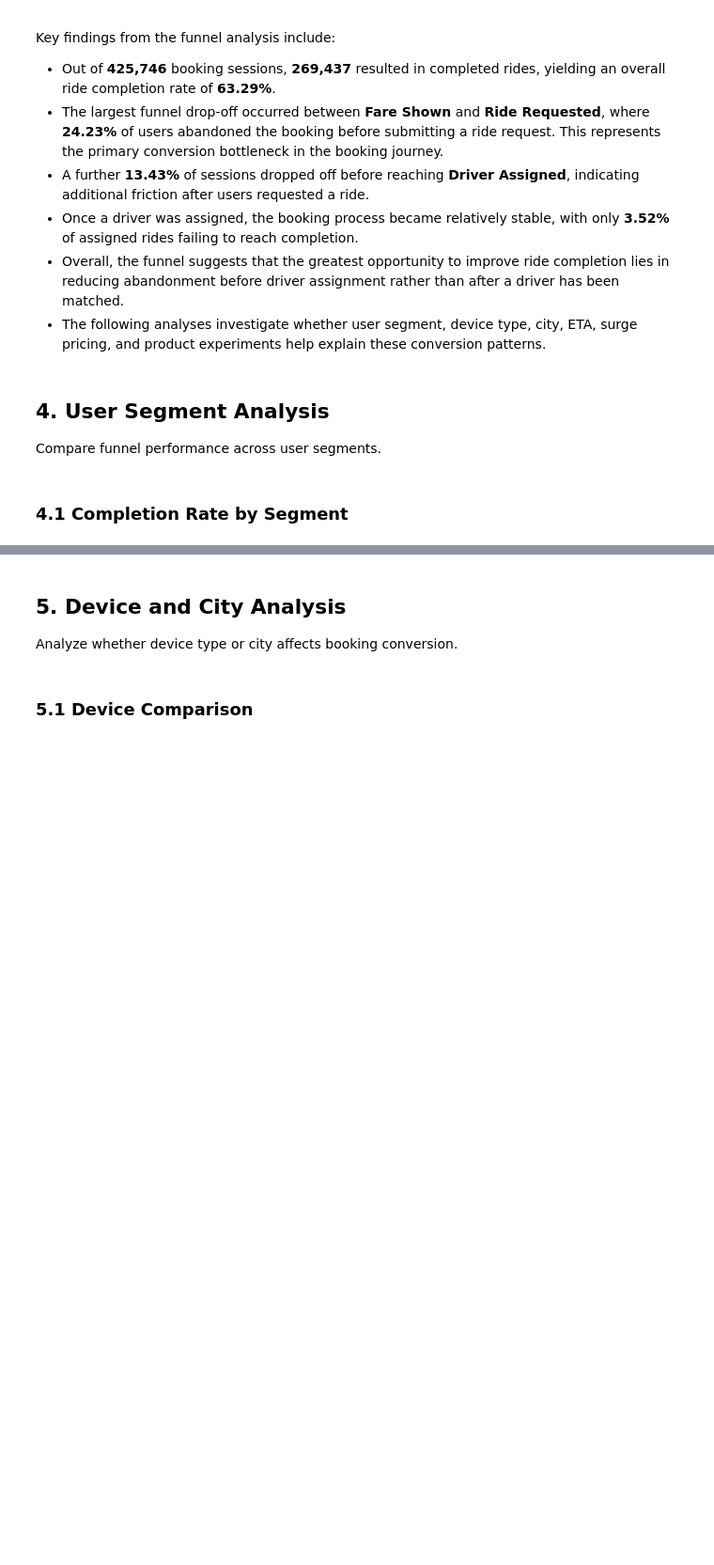
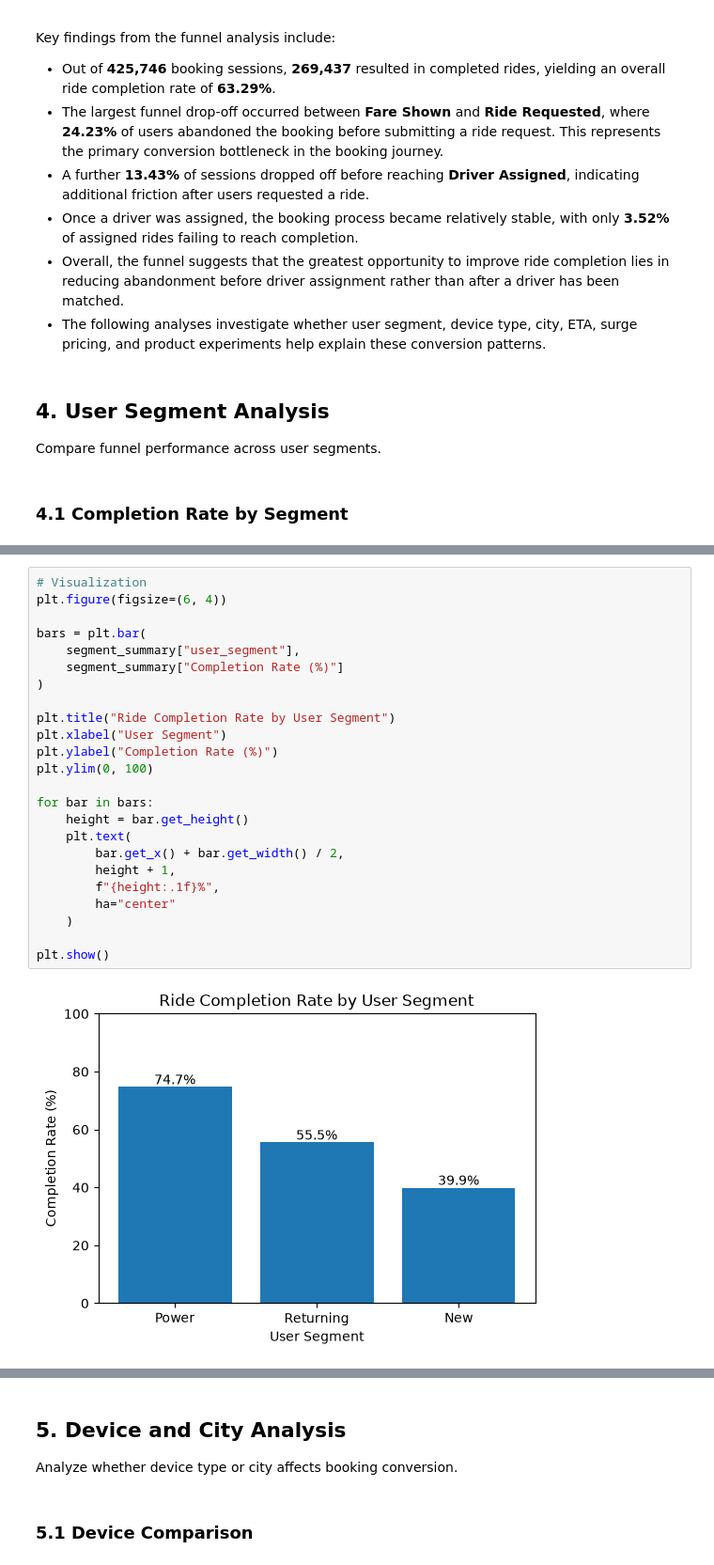
Before and after one commit to trihanda/mobility-product-funnel-analysis, a Jupyter notebook: notebooks/funnel_analysis.ipynb, the cells around one changed output, grey strips where cells are left out. Shown at 94% size. Saved outputs shown, nothing was run; the diff lists cells and outputs as text; blank space fills up the shorter version.

Commit message:
feat: analyze booking behavior by segment, ETA, and surge pricing

```diff
--- a/notebooks/funnel_analysis.ipynb
+++ b/notebooks/funnel_analysis.ipynb
@@ -469,2 +516,28 @@ Compare funnel performance across user segments.
+# %%
+# Visualization
+plt.figure(figsize=(6, 4))
+
+bars = plt.bar(
+    segment_summary["user_segment"],
+    segment_summary["Completion Rate (%)"]
+)
+
+plt.title("Ride Completion Rate by User Segment")
+plt.xlabel("User Segment")
+plt.ylabel("Completion Rate (%)")
+plt.ylim(0, 100)
+
+for bar in bars:
+    height = bar.get_height()
+    plt.text(
+        bar.get_x() + bar.get_width() / 2,
+        height + 1,
+        f"{height:.1f}%",
+        ha="center"
+    )
+
+plt.show()
+# %% [output]
+[figure, added]
 # %% [markdown]
 ### 4.2 Segment Insights
```
Also changed, not shown: parts of 13 cells of this notebook.
